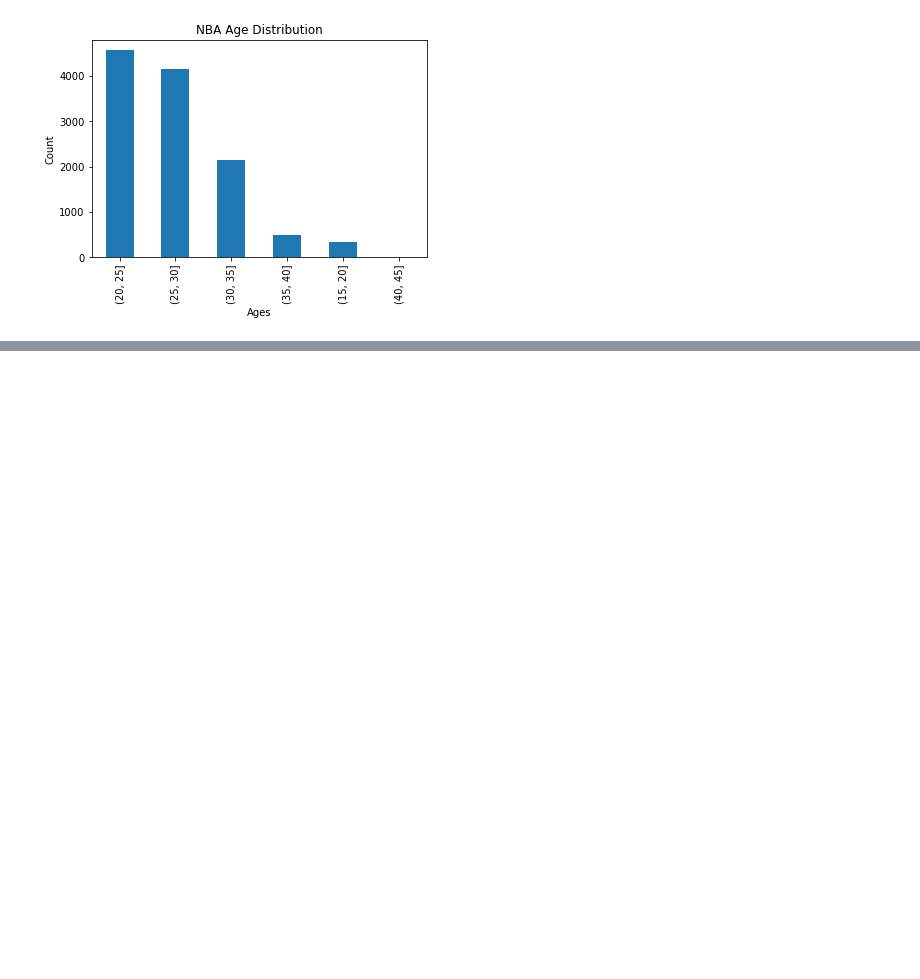
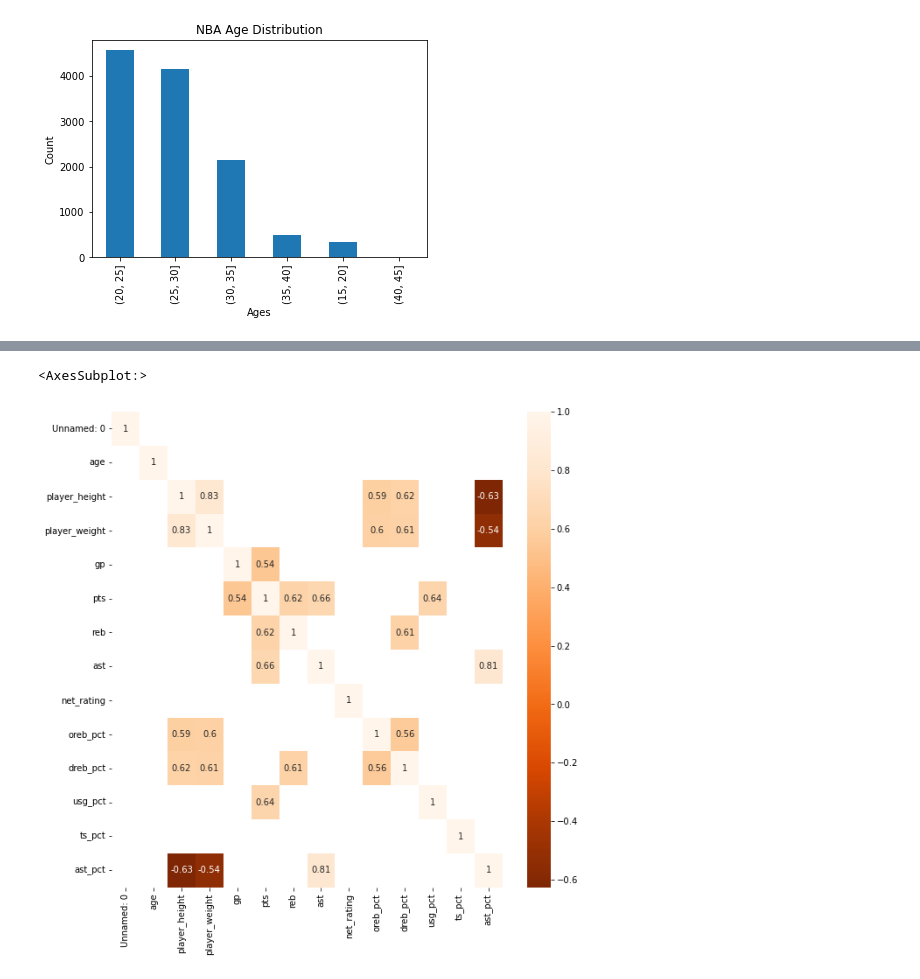
Before and after one commit to aoehiagwina/NBA_EDA, a Jupyter notebook: NBA Exploratory Data Analysis.ipynb, the cells around one changed output, grey strips where cells are left out. Cells and saved outputs as stored; diff of their text form; code cells hidden in the pictures; blank space fills up the shorter version.

```diff
--- a/NBA Exploratory Data Analysis.ipynb
+++ b/NBA Exploratory Data Analysis.ipynb
@@ -73,0 +95,10 @@ plt.show()
+# %%
+#Correlation between data
+plt.figure(figsize=(10,10))
+
+correlate = nba_data.corr()
+correlation = correlate[abs(correlate)> 0.5]
+sns.heatmap(correlation, annot=True, cmap = plt.cm.Oranges_r)
+# %% [output]
+<AxesSubplot:>
+[figure, added]
```
Also changed, not shown: parts of 2 cells of this notebook.
